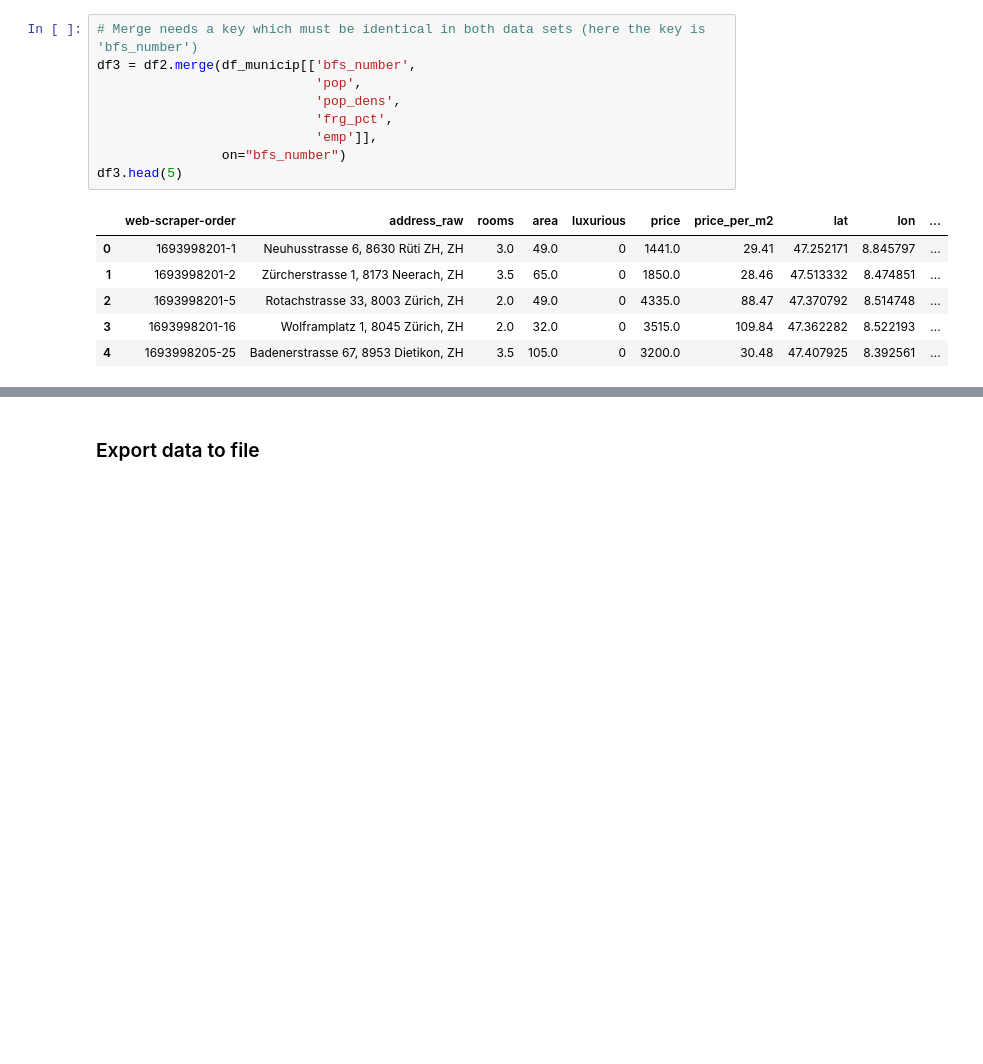
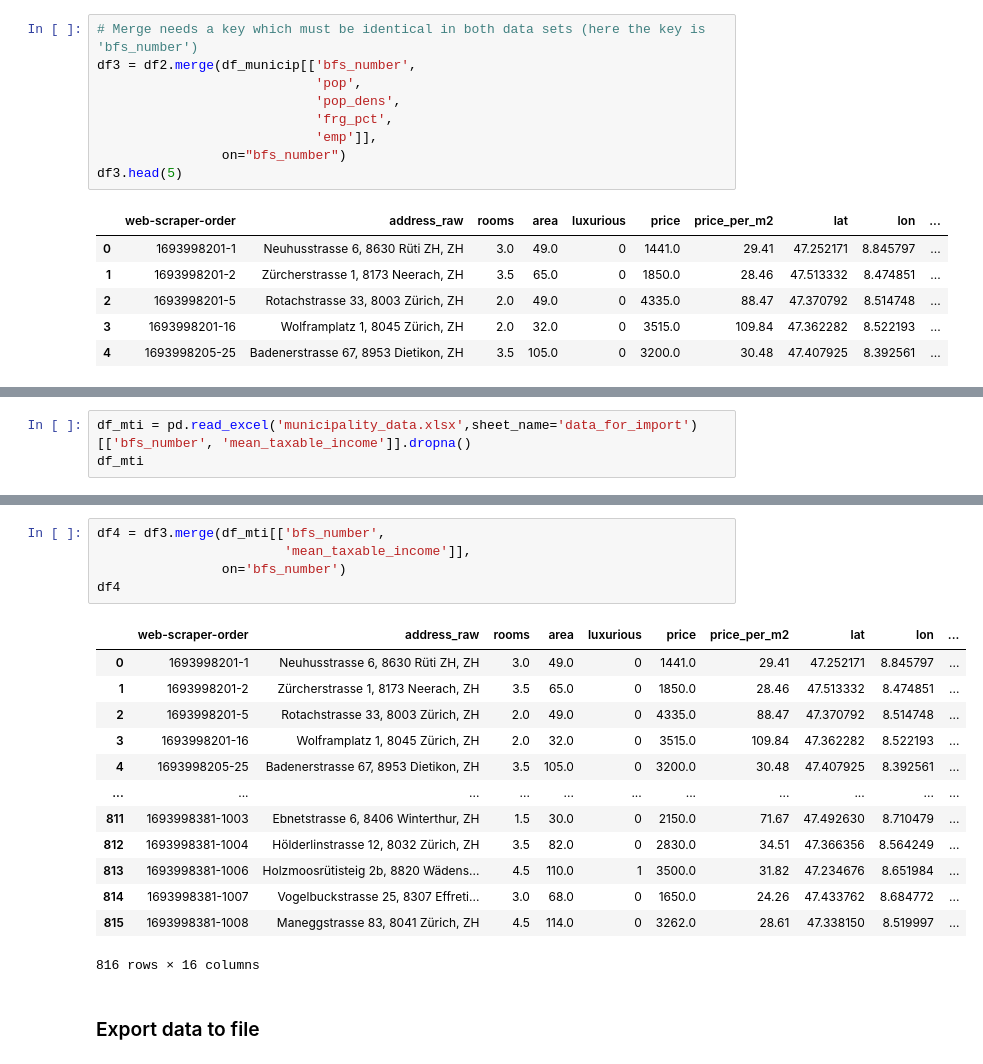
Before and after one commit to DiegoGlez28/data_analytics_zhaw, a Jupyter notebook: Week_03/combining_and_organizing_data.ipynb, the cells around one changed output, grey strips where cells are left out. Drawn from its saved outputs; the diff is of its cells as text; blank space fills up the shorter version.

```diff
--- a/Week_03/combining_and_organizing_data.ipynb
+++ b/Week_03/combining_and_organizing_data.ipynb
@@ -142,0 +145,3 @@ df3.head(5)
+# %%
+df_mti = pd.read_excel('municipality_data.xlsx',sheet_name='data_for_import')[['bfs_number', 'mean_taxable_income']].dropna()
+df_mti
@@ -143,3 +162,22 @@ df3.head(5)
+# %%
+df4 = df3.merge(df_mti[['bfs_number',
+                        'mean_taxable_income']],
+                on='bfs_number')
+df4
+# %% [output]
+|  | web-scraper-order | address_raw | rooms | area | luxurious | price | price_per_m2 | lat | lon | ... |
+| 0 | 1693998201-1 | Neuhusstrasse 6, 8630 Rüti ZH, ZH | 3.0 | 49.0 | 0 | 1441.0 | 29.41 | 47.252171 | 8.845797 | ... |
+| 1 | 1693998201-2 | Zürcherstrasse 1, 8173 Neerach, ZH | 3.5 | 65.0 | 0 | 1850.0 | 28.46 | 47.513332 | 8.474851 | ... |
+| 2 | 1693998201-5 | Rotachstrasse 33, 8003 Zürich, ZH | 2.0 | 49.0 | 0 | 4335.0 | 88.47 | 47.370792 | 8.514748 | ... |
+| 3 | 1693998201-16 | Wolframplatz 1, 8045 Zürich, ZH | 2.0 | 32.0 | 0 | 3515.0 | 109.84 | 47.362282 | 8.522193 | ... |
+| 4 | 1693998205-25 | Badenerstrasse 67, 8953 Dietikon, ZH | 3.5 | 105.0 | 0 | 3200.0 | 30.48 | 47.407925 | 8.392561 | ... |
+| ... | ... | ... | ... | ... | ... | ... | ... | ... | ... | ... |
+| 811 | 1693998381-1003 | Ebnetstrasse 6, 8406 Winterthur, ZH | 1.5 | 30.0 | 0 | 2150.0 | 71.67 | 47.492630 | 8.710479 | ... |
+| 812 | 1693998381-1004 | Hölderlinstrasse 12, 8032 Zürich, ZH | 3.5 | 82.0 | 0 | 2830.0 | 34.51 | 47.366356 | 8.564249 | ... |
+| 813 | 1693998381-1006 | Holzmoosrütisteig 2b, 8820 Wädens... | 4.5 | 110.0 | 1 | 3500.0 | 31.82 | 47.234676 | 8.651984 | ... |
+| 814 | 1693998381-1007 | Vogelbuckstrasse 25, 8307 Effreti... | 3.0 | 68.0 | 0 | 1650.0 | 24.26 | 47.433762 | 8.684772 | ... |
+| 815 | 1693998381-1008 | Maneggstrasse 83, 8041 Zürich, ZH | 4.5 | 114.0 | 0 | 3262.0 | 28.61 | 47.338150 | 8.519997 | ... |
+816 rows × 16 columns
 # %% [markdown]
 ### Export data to file
 # %%
```
Also changed, not shown: parts of 11 cells of this notebook, 5 other files.
